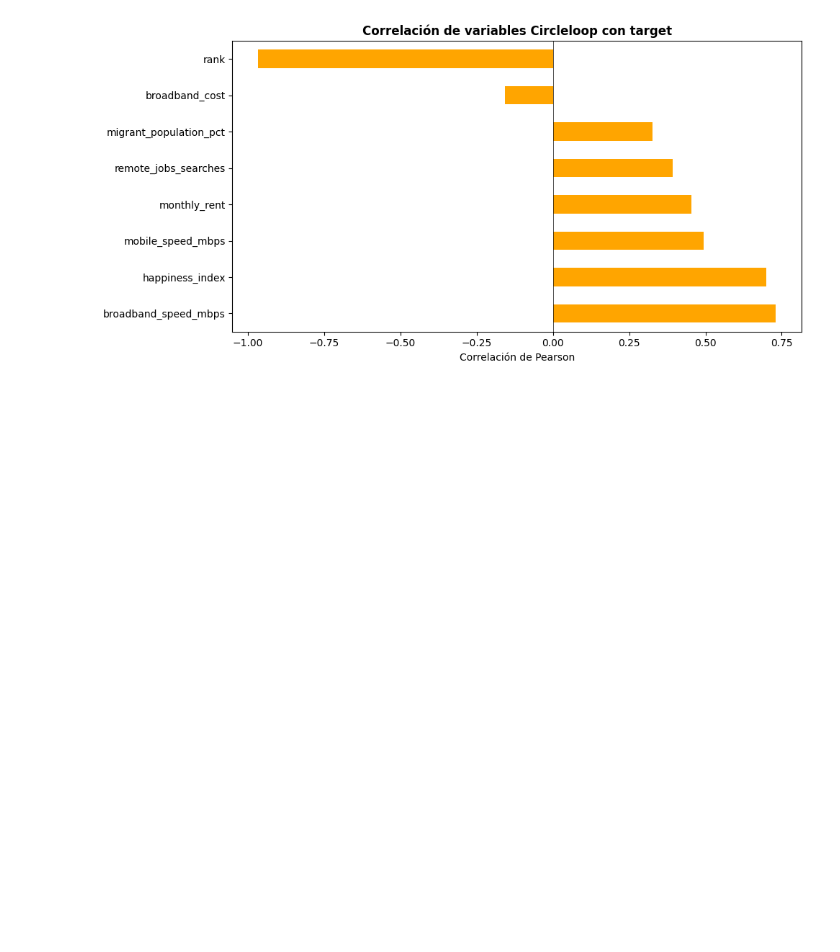
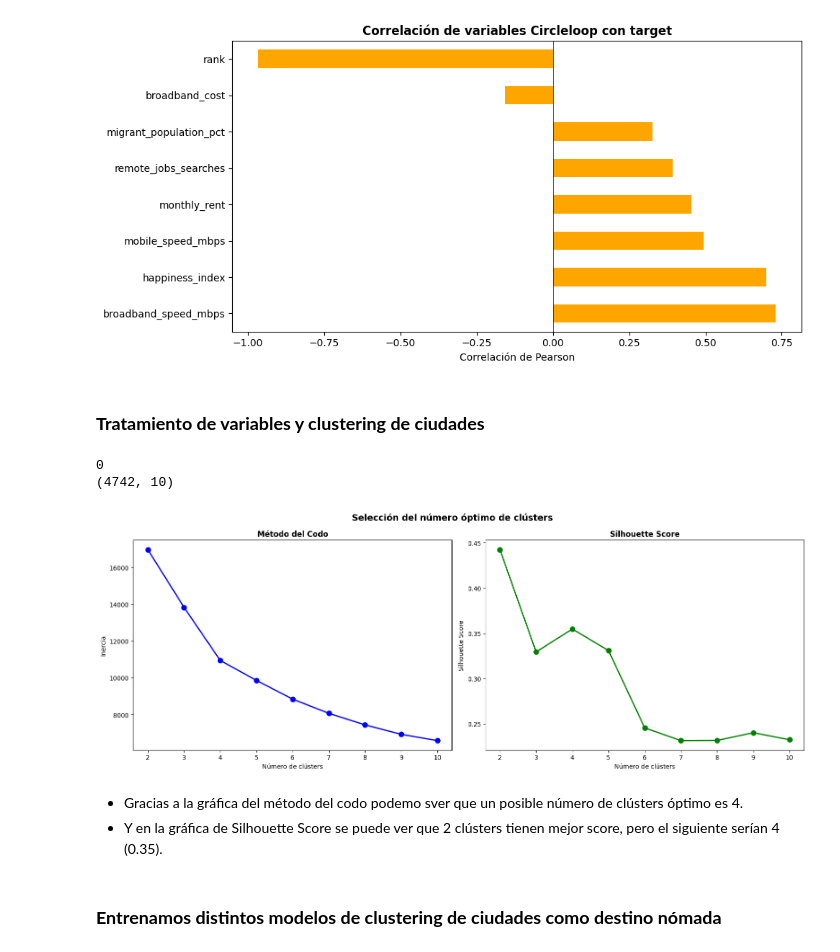
Before and after one commit to danielaaguirrej55-source/Proyecto-ML---Machine-Learning, a Jupyter notebook: src/notebooks/main_juanfcia_models.ipynb, the cells around one changed output. Drawn from its saved outputs; the diff is of its cells as text; code cells hidden in the pictures; blank space fills up the shorter version.

Commit message:
Clustering de ciudades: Kmeans - ML Project

```diff
--- a/src/notebooks/main_juanfcia_models.ipynb
+++ b/src/notebooks/main_juanfcia_models.ipynb
@@ -534,3 +534,67 @@ plt.tight_layout()
 plt.show()
 # %% [output]
 [figure]
+# %% [markdown]
+### **Tratamiento de variables y clustering de ciudades**
+# %%
+# Preparación de variables para el clustering de ciudades como destinos nómadas digitales
+# Creamos un dataframe con todas las variables a partir de una copia de df_cities
+
+df_clustering = df_cities[['city_name', 'country_name', 'continent'] + nom_features].copy()
+# %%
+print(df_clustering[nom_features].isnull().sum().sum()) # No tiene nulos
+print(df_clustering.shape) # Tiene todas las ciudades y 10 variables
+# %% [output]
+0
+(4742, 10)
+# %%
+# Quitamos outliers en todas las variables agregadas porque puede deformar los clusters posteriores
+
+for col in nom_features:
+    p99 = df_clustering[col].quantile(0.99)
+    p01 = df_clustering[col].quantile(0.01)
+    df_clustering[col] = df_clustering[col].clip(lower=p01, upper=p99)
+# %%
+# Y ahora las escalamos para normalizar los órdenes de magnitud de todas ellas
+
+scaler_clustering = StandardScaler()
+X_clustering = scaler_clustering.fit_transform(df_clustering[nom_features])
+# %%
+# Método del codo + Silhouette para determinar K óptimo para el etiquetados de ciudades
+
+K_range = range(2, 11)
+inertias = []
+silhouettes = []
+
+for k in K_range:
+    km = KMeans(n_clusters=k, random_state=42, n_init=10)
+    labels = km.fit_predict(X_clustering)
+    inertias.append(km.inertia_)
+    silhouettes.append(silhouette_score(X_clustering, labels))
+
+fig, axes = plt.subplots(1, 2, figsize=(16, 6))
+
+# Método del codo
+axes[0].plot(K_range, inertias, 'o-', color='blue', linewidth=2, markersize=8)
+axes[0].set_title('Método del Codo', fontweight='bold')
+axes[0].set_xlabel('Número de clústers')
+axes[0].set_ylabel('Inercia')
+axes[0].set_xticks(list(K_range))
+
+# Silhouette Score
+axes[1].plot(K_range, silhouettes, 'o-', color='green', linewidth=2, markersize=8)
+axes[1].set_title('Silhouette Score', fontweight='bold')
+axes[1].set_xlabel('Número de clústers')
+axes[1].set_ylabel('Silhouette Score')
+axes[1].set_xticks(list(K_range))
+
+fig.suptitle('Selección del número óptimo de clústers', fontsize=14, fontweight='bold')
+plt.tight_layout()
+plt.show()
+# %% [output]
+[figure, added]
+# %% [markdown]
+- Gracias a la gráfica del método del codo podemo sver que un posible número de clústers óptimo es 4.
+- Y en la gráfica de Silhouette Score se puede ver que 2 clústers tienen mejor score, pero el siguiente serían 4 (0.35).
+# %% [markdown]
+### **Entrenamos distintos modelos de clustering de ciudades como destino nómada**
```
Also changed, not shown: parts of 3 cells of this notebook, 1 other file.
